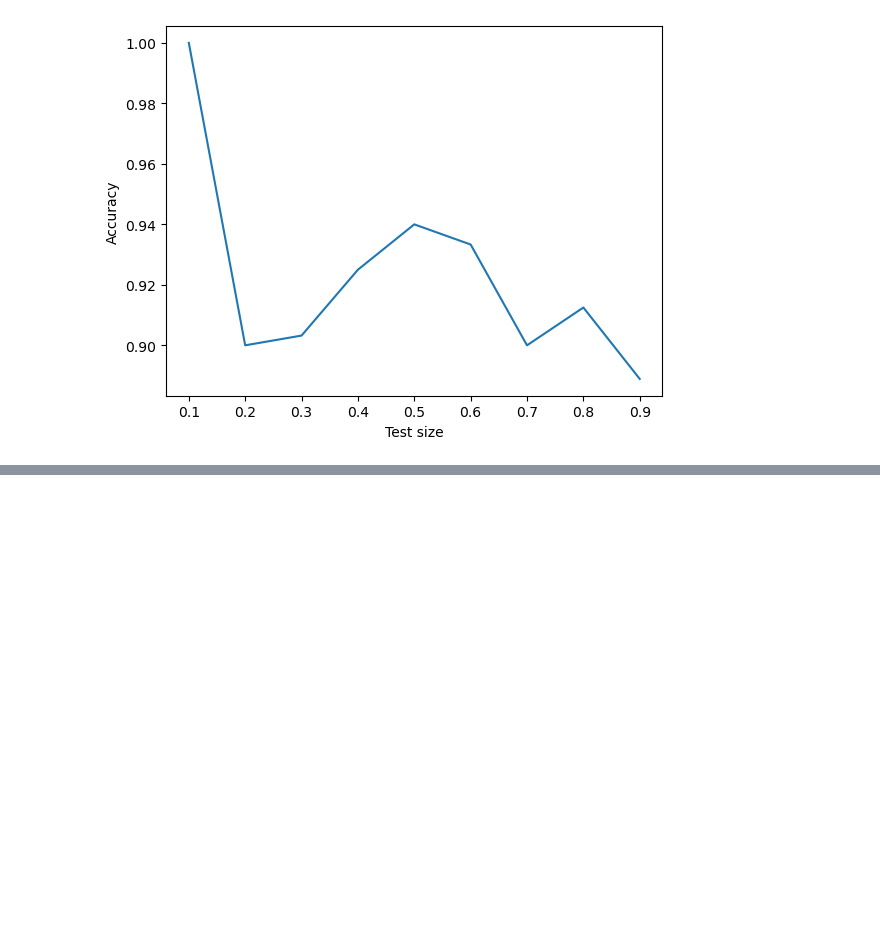
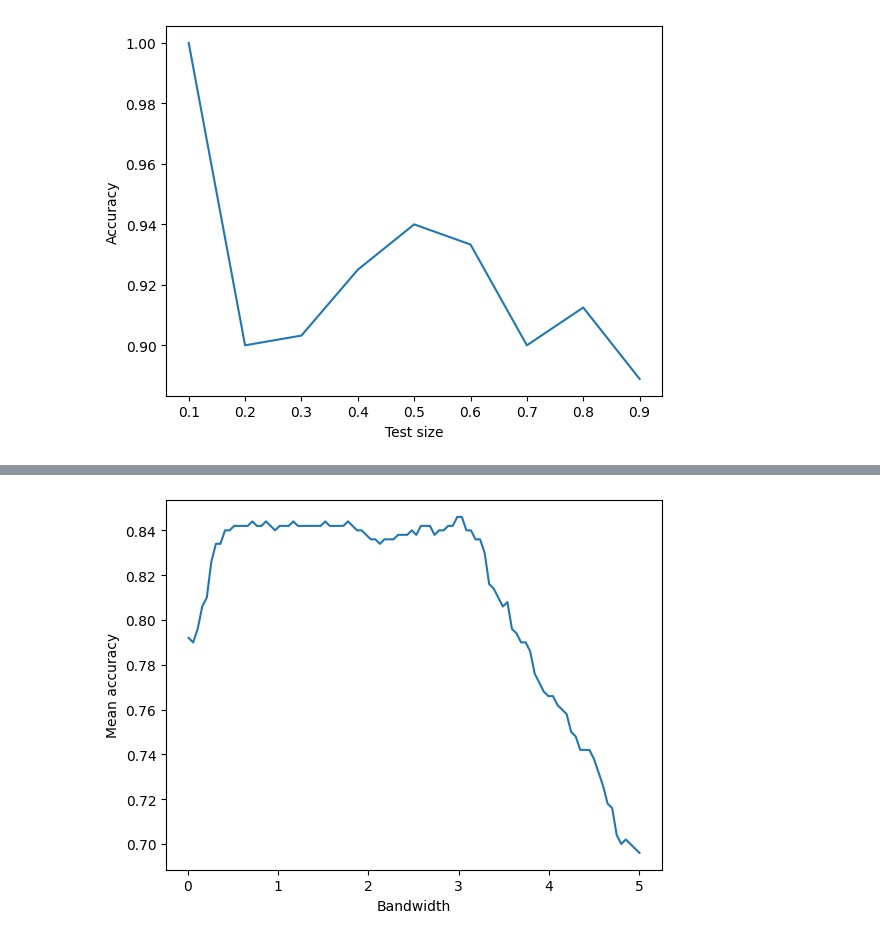
Before and after one commit to eduardo-ufmg/reconhecimento_de_padroes, a Jupyter notebook: kde_E1/kde_E1.ipynb, the cells around one changed output, grey strips where cells are left out. Saved outputs shown, nothing was run; the diff lists cells and outputs as text; code cells hidden in the pictures; blank space fills up the shorter version.

```diff
--- a/kde_E1/kde_E1.ipynb
+++ b/kde_E1/kde_E1.ipynb
@@ -233,0 +284,17 @@ plt.show()
+# %%
+hs = np.linspace(0.01, 5, 100)
+
+mean_scores = []
+
+for h in hs:
+  bayeskde = BayesKDE(bandwidth=h)
+  scores = cross_val_score(bayeskde, X, y, cv=kf, scoring='accuracy')
+  mean_scores.append(np.mean(scores))
+plt.figure()
+plt.plot(hs, mean_scores)
+plt.xlabel('Bandwidth')
+plt.ylabel('Mean accuracy')
+plt.savefig('xor_bw_search_acc.png')
+plt.show()
+# %% [output]
+[figure, added]
```
Also changed, not shown: parts of 5 cells of this notebook, 14 other files.
